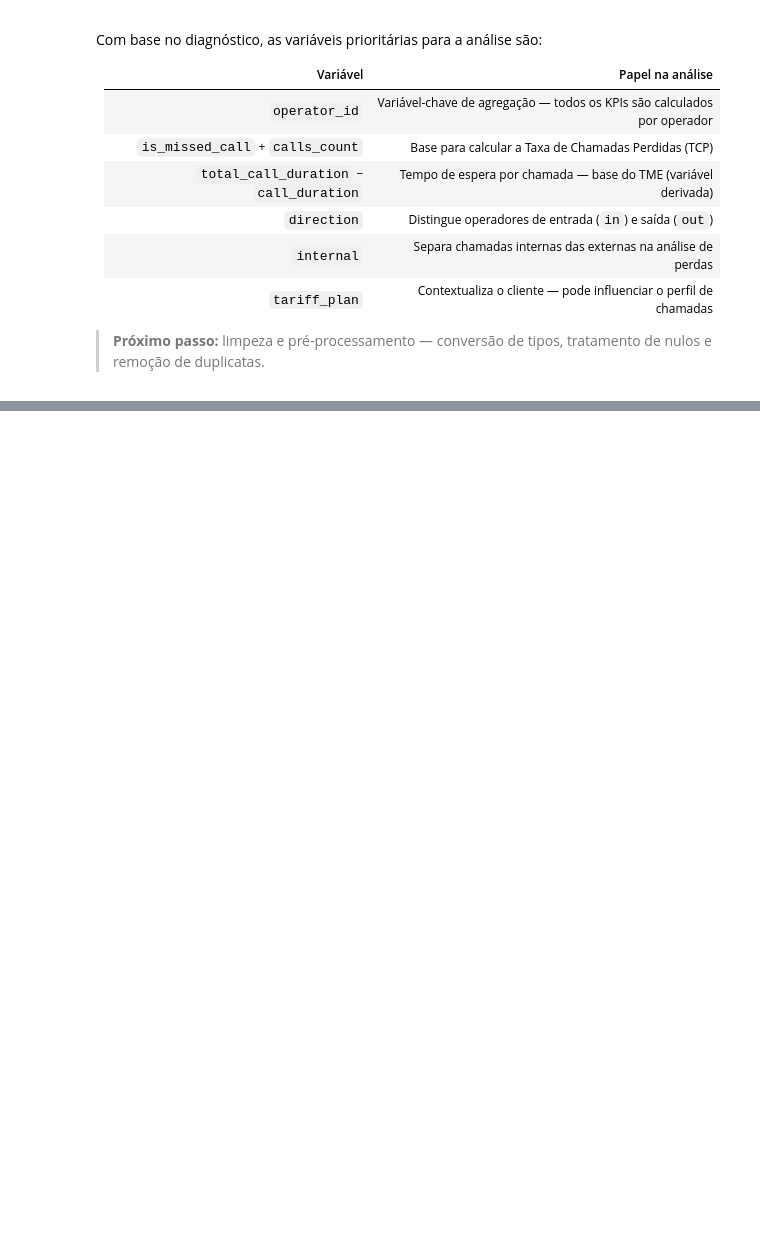
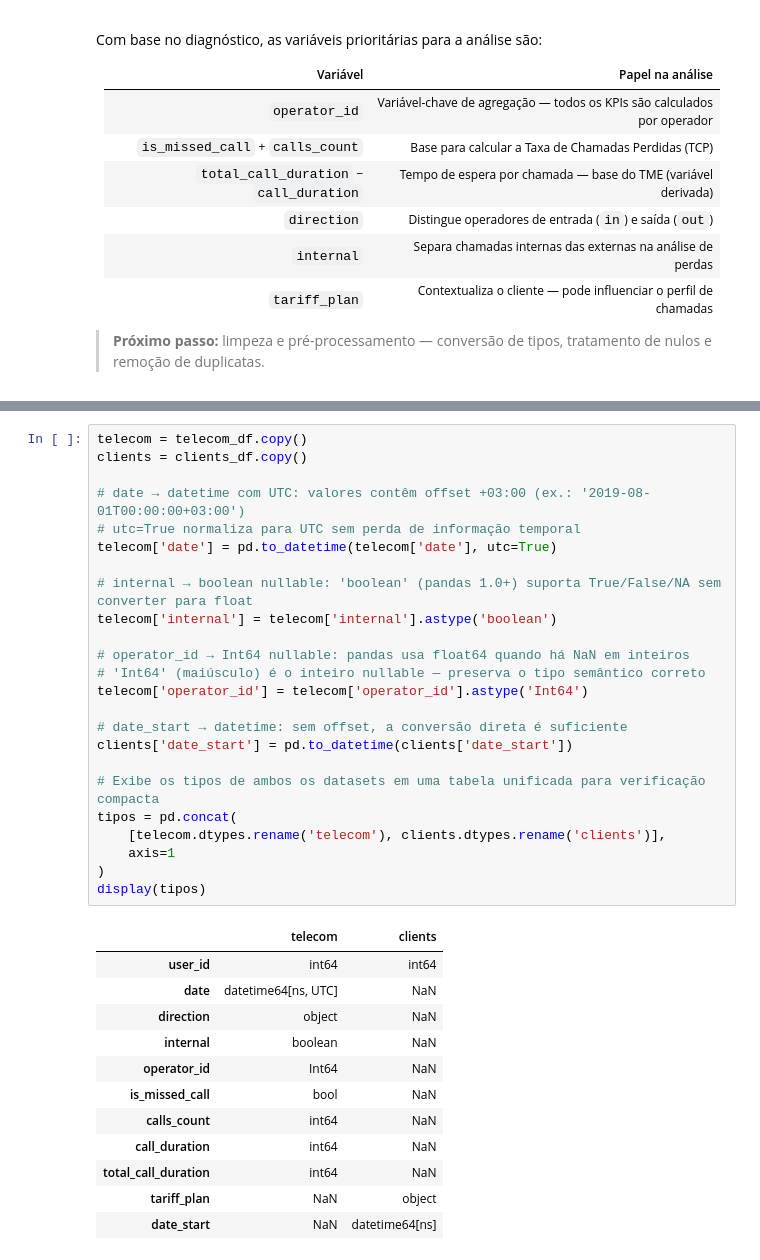
Before and after one commit to raimirsilva/DA-curse-final-project, a Jupyter notebook: notebook/Implementation.ipynb, the cells around one changed output, grey strips where cells are left out. Drawn from its saved outputs; the diff is of its cells as text; blank space fills up the shorter version.

```diff
--- a/notebook/Implementation.ipynb
+++ b/notebook/Implementation.ipynb
@@ -314,0 +449,37 @@ Com base no diagnóstico, as variáveis prioritárias para a análise são:
+# %%
+telecom = telecom_df.copy()
+clients = clients_df.copy()
+
+# date → datetime com UTC: valores contêm offset +03:00 (ex.: '2019-08-01T00:00:00+03:00')
+# utc=True normaliza para UTC sem perda de informação temporal
+telecom['date'] = pd.to_datetime(telecom['date'], utc=True)
+
+# internal → boolean nullable: 'boolean' (pandas 1.0+) suporta True/False/NA sem converter para float
+telecom['internal'] = telecom['internal'].astype('boolean')
+
+# operator_id → Int64 nullable: pandas usa float64 quando há NaN em inteiros
+# 'Int64' (maiúsculo) é o inteiro nullable — preserva o tipo semântico correto
+telecom['operator_id'] = telecom['operator_id'].astype('Int64')
+
+# date_start → datetime: sem offset, a conversão direta é suficiente
+clients['date_start'] = pd.to_datetime(clients['date_start'])
+
+# Exibe os tipos de ambos os datasets em uma tabela unificada para verificação compacta
+tipos = pd.concat(
+    [telecom.dtypes.rename('telecom'), clients.dtypes.rename('clients')],
+    axis=1
+)
+display(tipos)
+# %% [output]
+|  | telecom | clients |
+| user_id | int64 | int64 |
+| date | datetime64[ns, UTC] | NaN |
+| direction | object | NaN |
+| internal | boolean | NaN |
+| operator_id | Int64 | NaN |
+| is_missed_call | bool | NaN |
+| calls_count | int64 | NaN |
+| call_duration | int64 | NaN |
+| total_call_duration | int64 | NaN |
+| tariff_plan | NaN | object |
+| date_start | NaN | datetime64[ns] |
```
Also changed, not shown: parts of 27 cells of this notebook.
